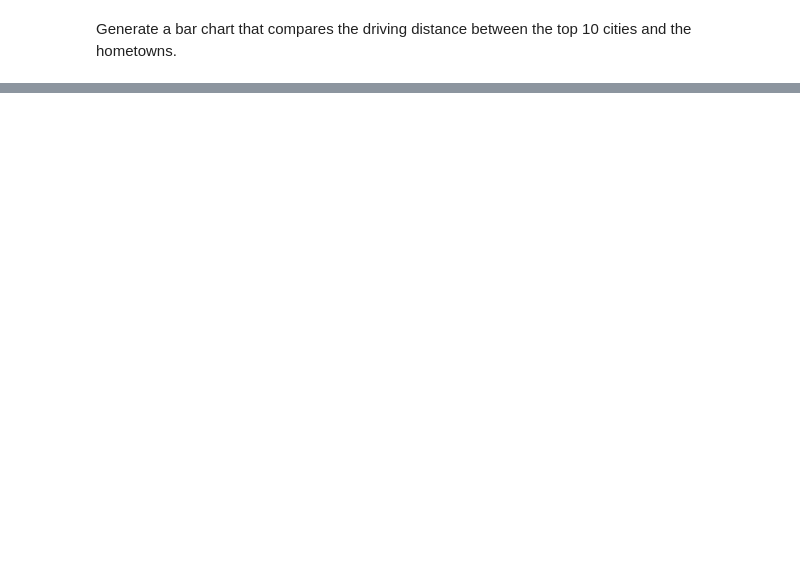
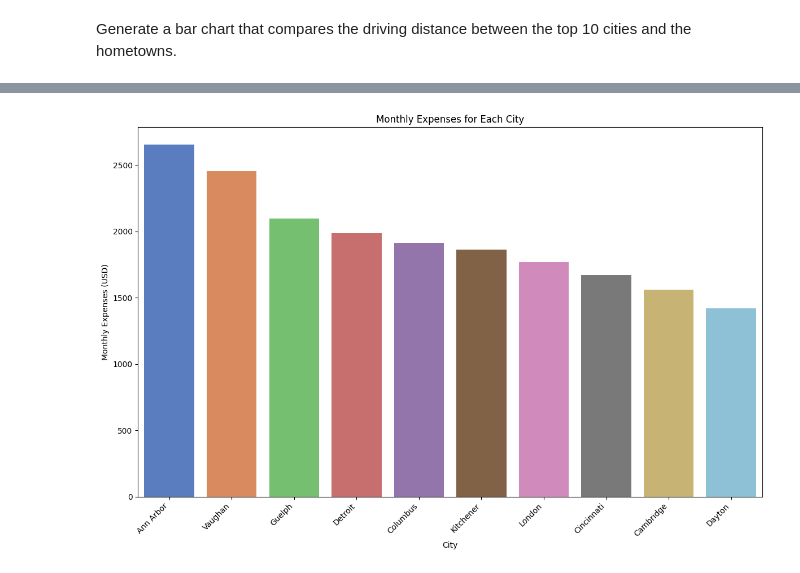
Before and after one commit to emhess93/US_vs_Canada_Living, a Jupyter notebook: Summary.ipynb, the cells around one changed output, grey strips where cells are left out. Cells and saved outputs as stored; diff of their text form; code cells hidden in the pictures; blank space fills up the shorter version.

```diff
--- a/Summary.ipynb
+++ b/Summary.ipynb
@@ -48,3 +68,12 @@ print(livingcosts_df)
+# %%
+#calculate monthly costs of rent, utilites, and internet
+livingcosts_df['Monthly Expenses']=livingcosts_df[['Apartment (3 bedrooms) Outside of Centre (USD)','Basic (Electricity, Heating, Cooling, Water, Garbage) for 85m2 Apartment (USD)','Internet (60 Mbps or More, Unlimited Data, Cable/ADSL) (USD)']].sum(axis=1)
+
+#calculate cost of 2 people going out for dinner and drinks one night
+livingcosts_df['Night out cost']=livingcosts_df['Meal for 2 People, Mid-range Restaurant, Three-course (USD)']+livingcosts_df['Domestic Beer (0.5 liter bottle, at the market) (USD)']*8
+
+# Save the updated DataFrame to new CSV file
+livingcosts_df.to_csv('data/updated_living_costs.csv', index=False)
 # %% [markdown]
 Use Google Maps API Client to pull in distances of top 10 cities to the main visit destinations
 # %%
@@ -184,0 +209,23 @@ plt.show()
+# %%
+#sort the dataframe so highest expenses are first
+df_sorted = livingcosts_df.sort_values(by='Monthly Expenses', ascending=False)
+
+# Set the size of the figure
+plt.figure(figsize=(12, 8))
+
+# Create a bar chart with seaborn
+sns.barplot(x='City', y='Monthly Expenses', data=df_sorted,hue='City', palette='muted')
+
+# Add title and labels
+plt.title('Monthly Expenses for Each City')
+plt.xlabel('City')
+plt.ylabel('Monthly Expenses (USD)')
+
+# Rotate x-axis labels for better readability
+plt.xticks(rotation=45, ha='right')
+
+# Show the plot
+plt.tight_layout()  # Adjust layout to make room for rotated labels
+plt.show()
+# %% [output]
+[figure, added]
```
Also changed, not shown: parts of 9 cells of this notebook.
